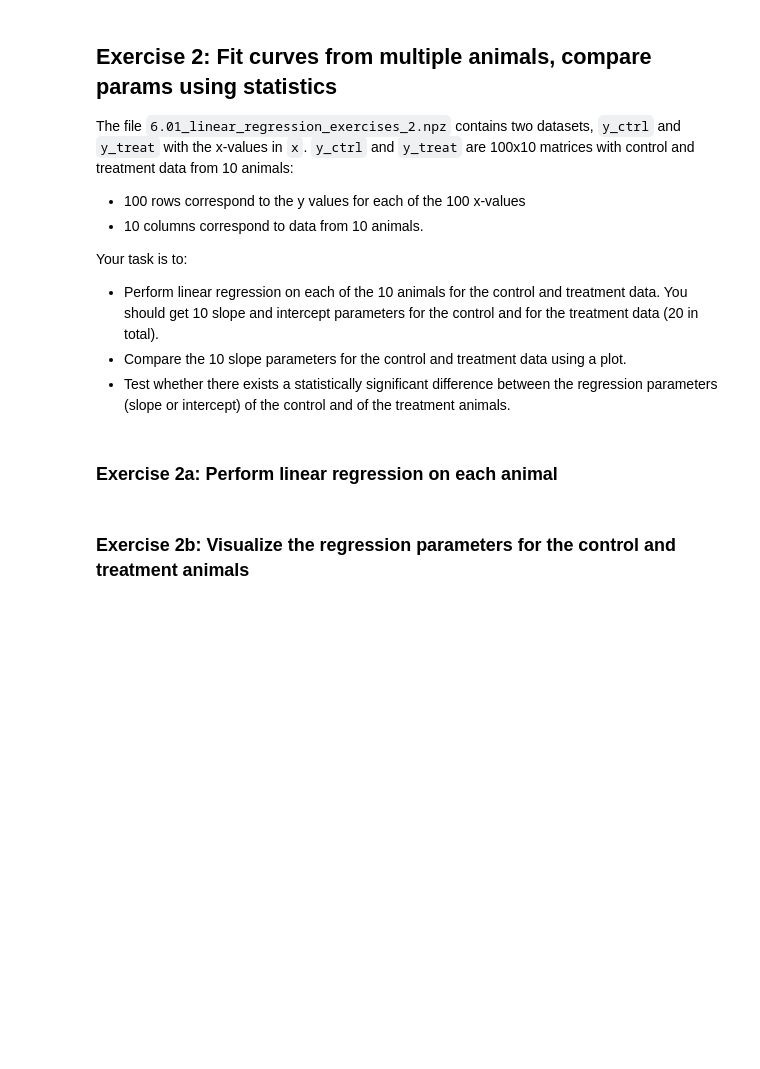
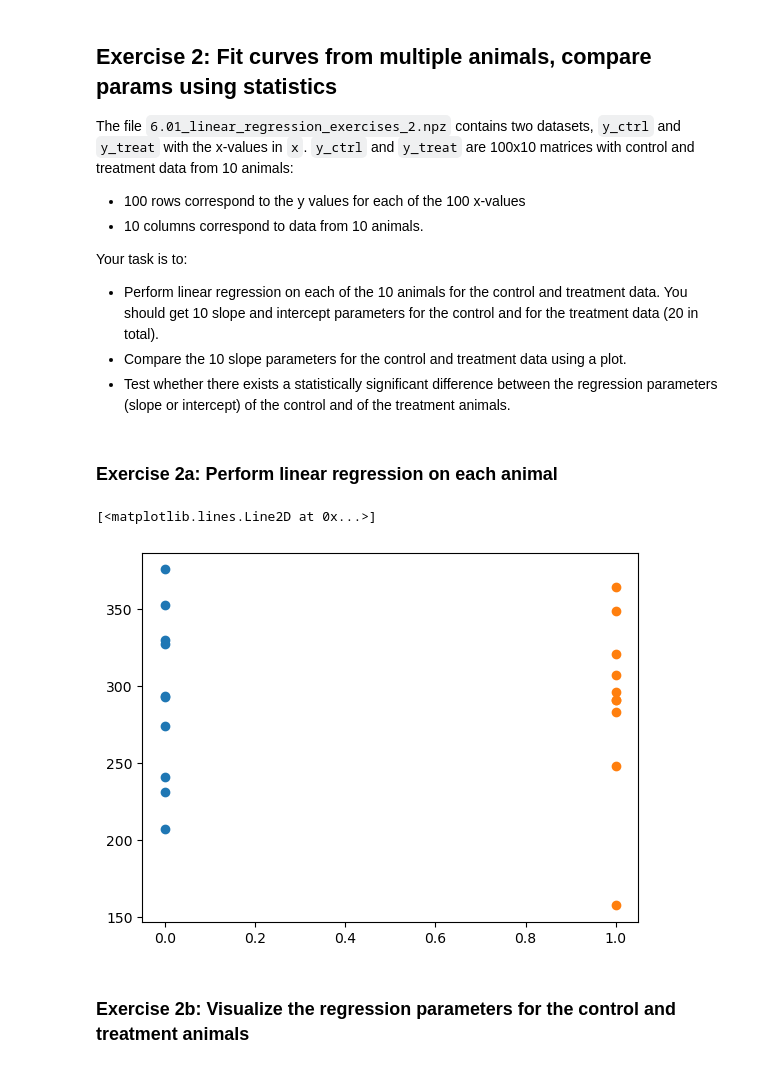
Before and after one commit to janclemenslab/neu715, a Jupyter notebook: docs/_sources/exercises/exercises 6/6.01_linear_regression_exercises.ipynb, the cells around one changed output. Cells and saved outputs as stored; diff of their text form; code cells hidden in the pictures; blank space fills up the shorter version.

```diff
--- a/docs/_sources/exercises/exercises 6/6.01_linear_regression_exercises.ipynb
+++ b/docs/_sources/exercises/exercises 6/6.01_linear_regression_exercises.ipynb
@@ -30,3 +49,30 @@ Your task is to:
+# %%
+# your solution here
+d = np.load('6.01_linear_regression_exercises_2.npz')
+d
+
+nb_animals = d['y_ctrl'].shape[1]
+
+slopes_ctrl = []
+intercepts_ctrl = []
+for animal in range(nb_animals):
+    res = scipy.stats.linregress(d['x'], d['y_ctrl'][:, animal])
+    slopes_ctrl.append(res.slope)
+    intercepts_ctrl.append(res.intercept)
+
+
+slopes_treat = []
+intercepts_treat = []
+for animal in range(nb_animals):
+    res = scipy.stats.linregress(d['x'], d['y_treat'][:, animal])
+    slopes_treat.append(res.slope)
+    intercepts_treat.append(res.intercept)
+
+plt.plot(np.zeros(nb_animals), intercepts_ctrl, 'o')
+plt.plot(np.ones(nb_animals), intercepts_treat, 'o')
+# %% [output]
+[<matplotlib.lines.Line2D at 0x...>]
+[figure, added]
 # %% [markdown]
 ### Exercise 2b: Visualize the regression parameters for the control and treatment animals
 # %%
```
Also changed, not shown: parts of 3 cells of this notebook, 54 other files.
